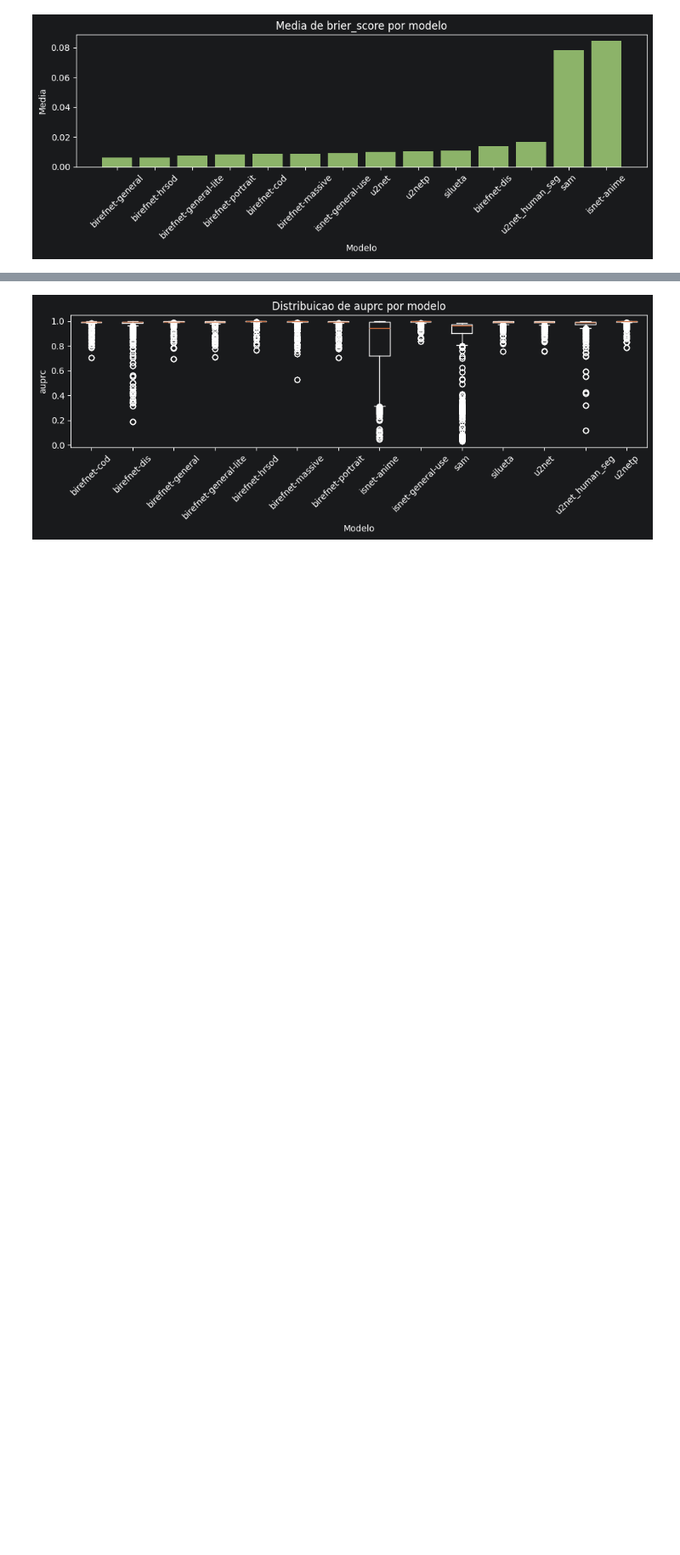
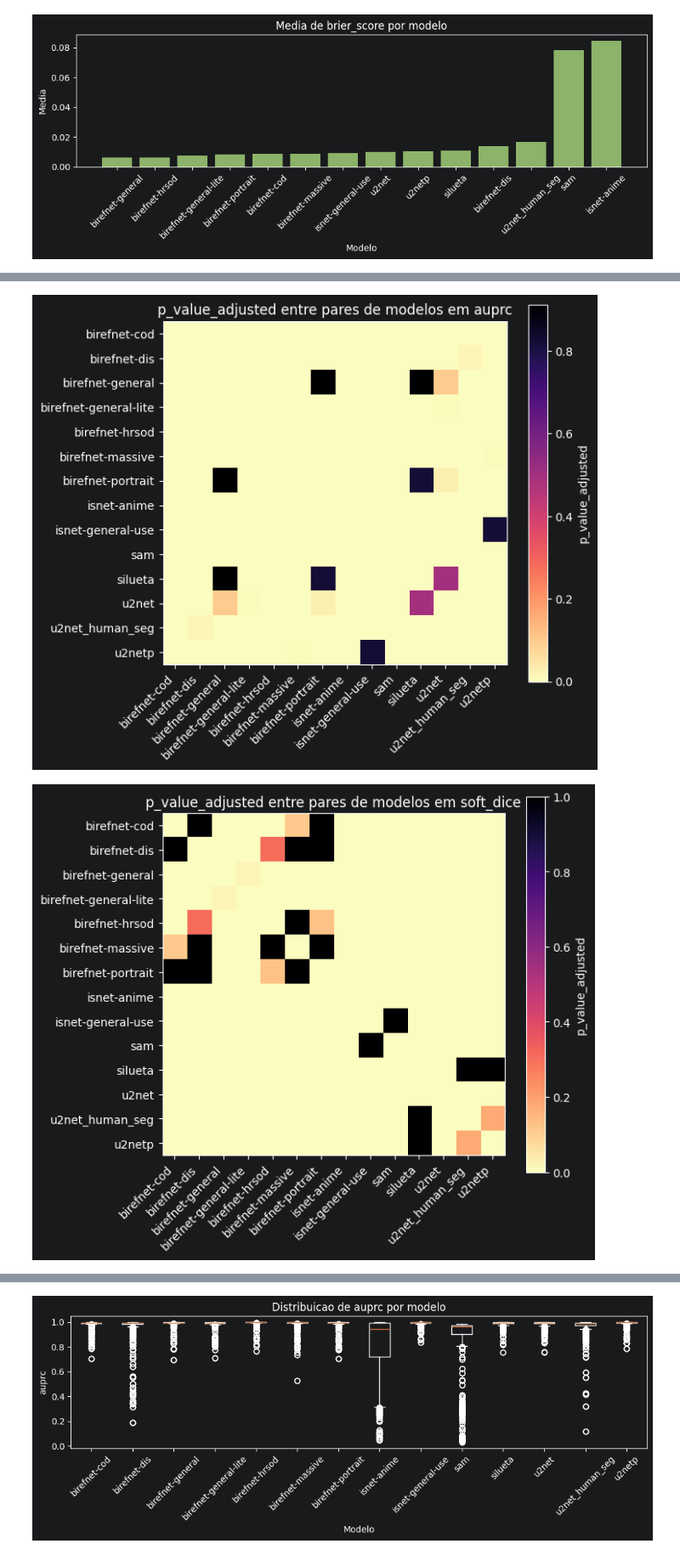
Before and after one commit to Victor-Saraiva-P/Projeto-bufalos, a Jupyter notebook: notebooks/05_visualizacao_segmentacao_bruta.ipynb, the cells around one changed output, grey strips where cells are left out. Shown at 85% size. Cells and saved outputs as stored; diff of their text form; code cells hidden in the pictures; blank space fills up the shorter version.

```diff
--- a/notebooks/05_visualizacao_segmentacao_bruta.ipynb
+++ b/notebooks/05_visualizacao_segmentacao_bruta.ipynb
@@ -201,0 +268,16 @@ display(
+# %%
+texto_testes_modelo = 'Quando ha mais de um modelo no banco, este bloco mostra a significancia ajustada das comparacoes par a par entre modelos. Se o ambiente atual tiver apenas um modelo, o bloco fica vazio por definicao.'
+figures_testes_modelo = []
+
+if df_testes_modelo.empty:
+    print('Nao ha comparacoes entre modelos disponiveis neste banco.')
+else:
+    display(df_testes_modelo.sort_values(['metric_name', 'comparison_scope', 'p_value_adjusted']).head(30))
+    for metric_name in metric_names:
+        df_pairwise_metric = df_testes_modelo.loc[(df_testes_modelo['metric_name'] == metric_name) & (df_testes_modelo['comparison_scope'] == 'pairwise')]
+        if df_pairwise_metric.empty:
+            continue
+        fig, _ = plot_pairwise_pvalue_heatmap(df_testes_modelo, metric_name)
+        figures_testes_modelo.append(fig)
+        plt.show()
+# %% [output]
@@ -201,0 +301,2 @@ display(
+[figure, added]
+[figure, added]
```
Also changed, not shown: parts of 20 cells of this notebook, 4 other files.
